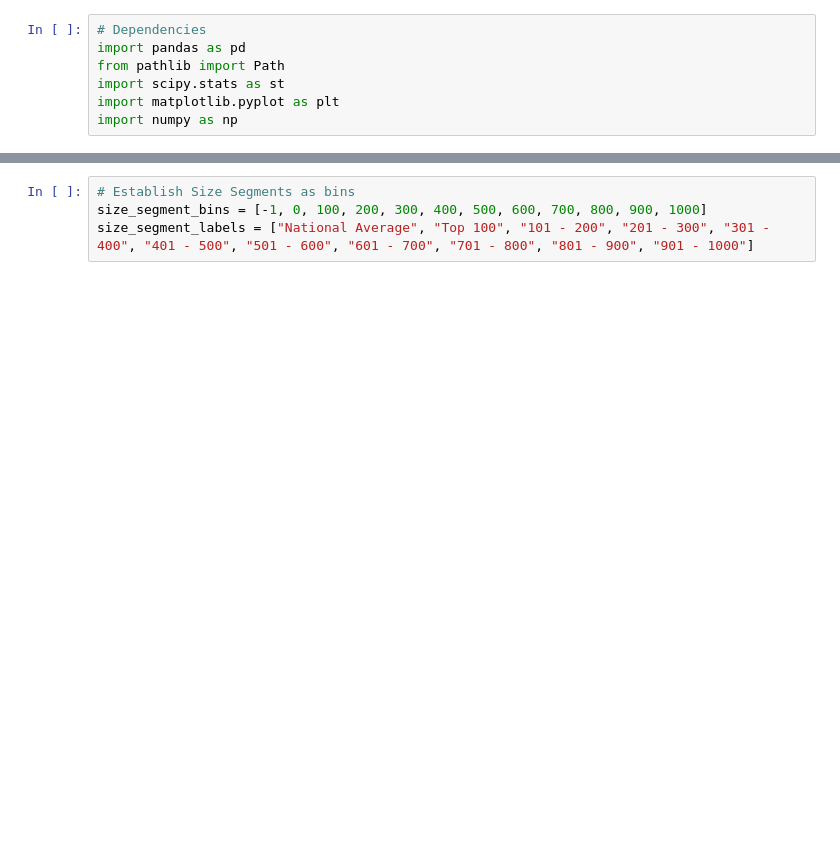
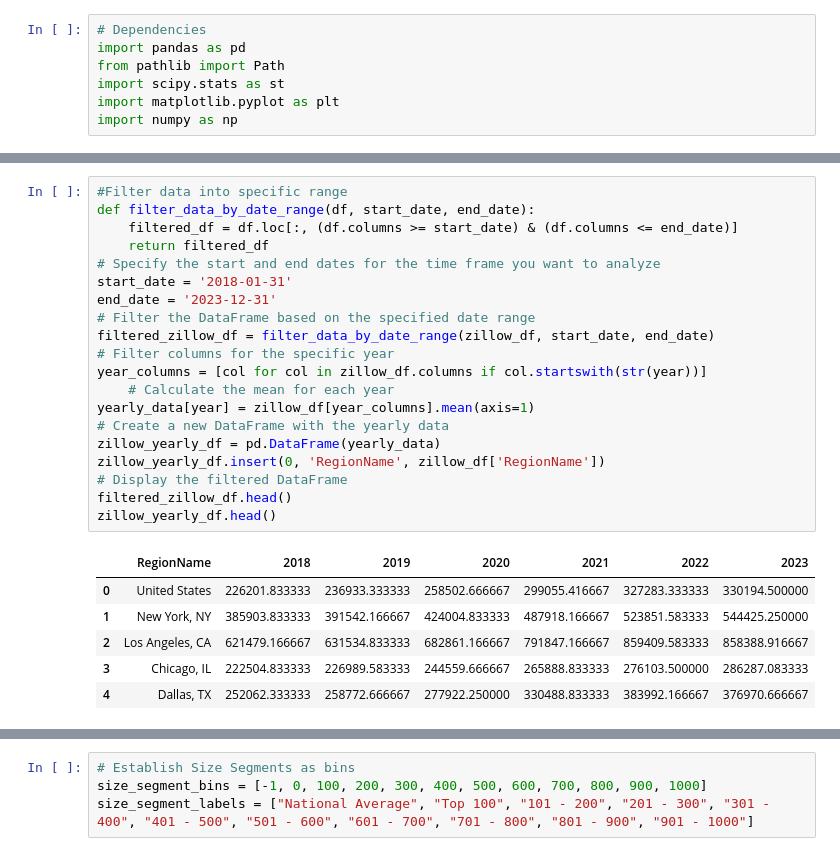
Before and after one commit to RobHuibregtse/Data_Analytics_Project1, a Jupyter notebook: Code/Zillow_Data_Project.ipynb, the cells around one changed output, grey strips where cells are left out. Cells and saved outputs as stored; diff of their text form; blank space fills up the shorter version.

```diff
--- a/Code/Zillow_Data_Project.ipynb
+++ b/Code/Zillow_Data_Project.ipynb
@@ -29,3 +42,30 @@ zillow_df.head()
+# %%
+#Filter data into specific range
+def filter_data_by_date_range(df, start_date, end_date):
+    filtered_df = df.loc[:, (df.columns >= start_date) & (df.columns <= end_date)]
+    return filtered_df
+# Specify the start and end dates for the time frame you want to analyze
+start_date = '2018-01-31'
+end_date = '2023-12-31'
+# Filter the DataFrame based on the specified date range
+filtered_zillow_df = filter_data_by_date_range(zillow_df, start_date, end_date)
+# Filter columns for the specific year
+year_columns = [col for col in zillow_df.columns if col.startswith(str(year))]
+    # Calculate the mean for each year
+yearly_data[year] = zillow_df[year_columns].mean(axis=1)
+# Create a new DataFrame with the yearly data
+zillow_yearly_df = pd.DataFrame(yearly_data)
+zillow_yearly_df.insert(0, 'RegionName', zillow_df['RegionName'])
+# Display the filtered DataFrame
+filtered_zillow_df.head()
+zillow_yearly_df.head()
+# %% [output]
+|  | RegionName | 2018 | 2019 | 2020 | 2021 | 2022 | 2023 |
+| 0 | United States | 226201.833333 | 236933.333333 | 258502.666667 | 299055.416667 | 327283.333333 | 330194.500000 |
+| 1 | New York, NY | 385903.833333 | 391542.166667 | 424004.833333 | 487918.166667 | 523851.583333 | 544425.250000 |
+| 2 | Los Angeles, CA | 621479.166667 | 631534.833333 | 682861.166667 | 791847.166667 | 859409.583333 | 858388.916667 |
+| 3 | Chicago, IL | 222504.833333 | 226989.583333 | 244559.666667 | 265888.833333 | 276103.500000 | 286287.083333 |
+| 4 | Dallas, TX | 252062.333333 | 258772.666667 | 277922.250000 | 330488.833333 | 383992.166667 | 376970.666667 |
 # %%
 # Rename labels
 zillow_df.rename(columns={'SizeRank': 'Size Rank', 'RegionName': 'Metro Area', 'StateName': 'State' }, inplace=True)
```
Also changed, not shown: parts of 6 cells of this notebook.
